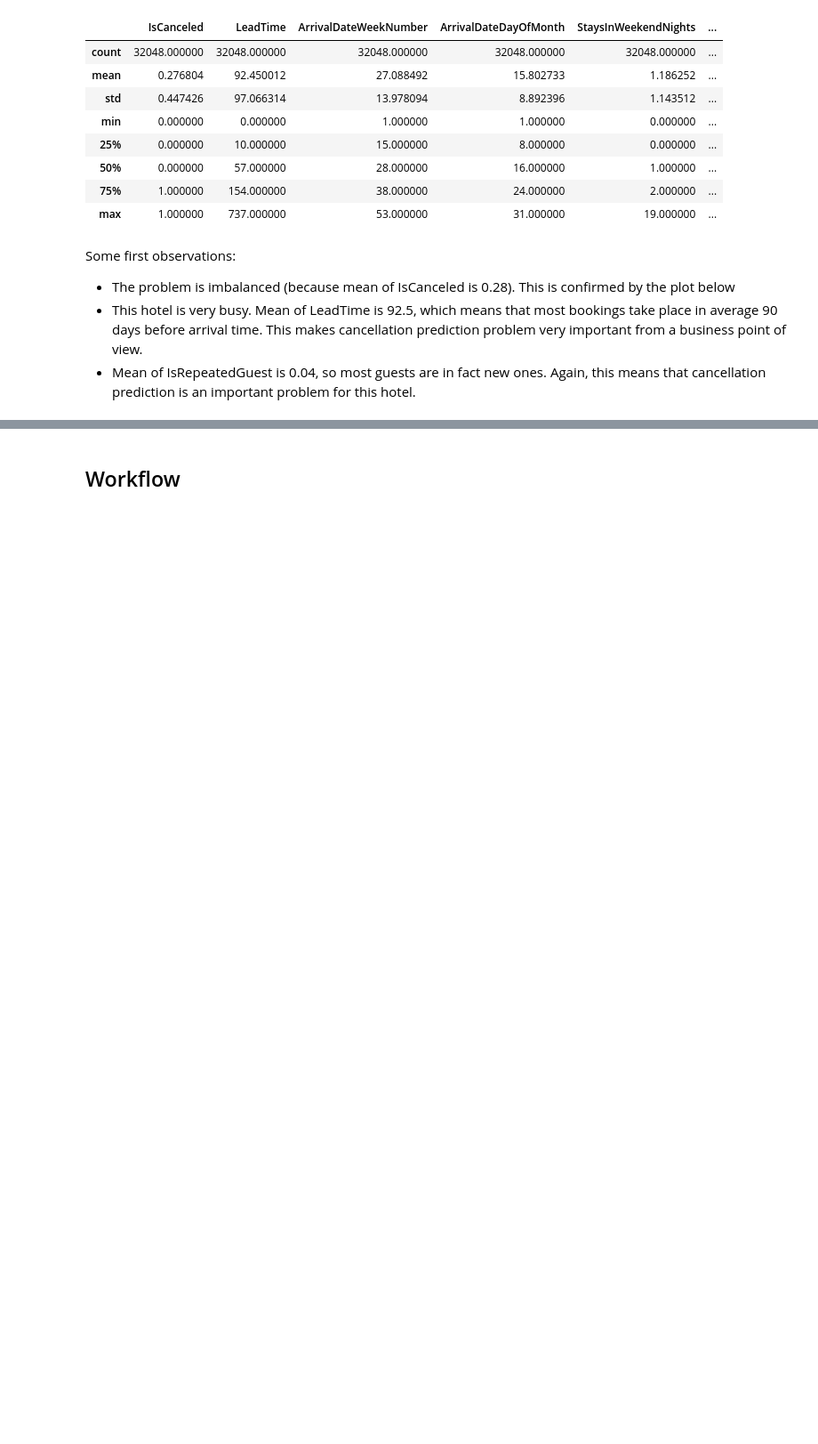
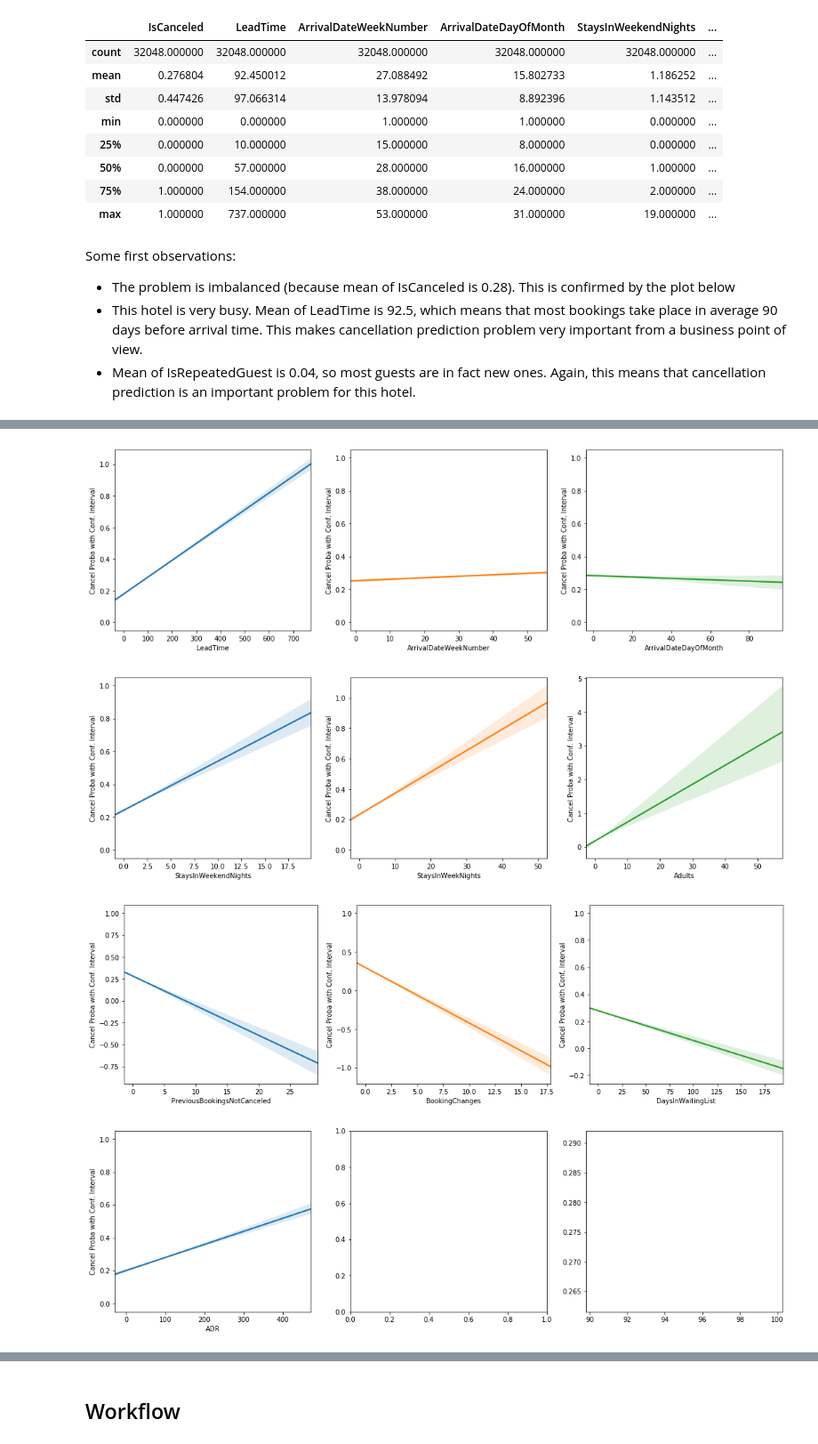
Before and after one commit to hai-dang-dau/hotel_booking, a Jupyter notebook: hotel_booking_starting_kit.ipynb, the cells around one changed output, grey strips where cells are left out. Shown at 89% size. Cells and saved outputs as stored; diff of their text form; code cells hidden in the pictures; blank space fills up the shorter version.

```diff
--- a/hotel_booking_starting_kit.ipynb
+++ b/hotel_booking_starting_kit.ipynb
@@ -120,0 +129,20 @@ sns.countplot(x = 'IsCanceled', data = data)
+# %%
+plt_reg_cols = [col for col in data.columns if (len(set(data[col])) >= 12) and (str(data[col].dtype) != "object")]
+
+iterator_ax = 0
+for col in plt_reg_cols:
+    try:
+        current_ax = next(iterator_ax)
+    except:
+        plt.show()
+        fig, ax = plt.subplots(1, 3, figsize = (18, 5))
+        iterator_ax = iter(ax)
+        current_ax = next(iterator_ax)
+    sns.regplot(x = col, y = 'IsCanceled', data = data, scatter_kws = {'s':0}, ax = current_ax)
+    current_ax.set(ylabel = 'Cancel Proba with Conf. Interval')
+plt.show()
+# %% [output]
+[figure, added]
+[figure, added]
+[figure, added]
+[figure, added]
```
Also changed, not shown: parts of 5 cells of this notebook, 1 other file.
